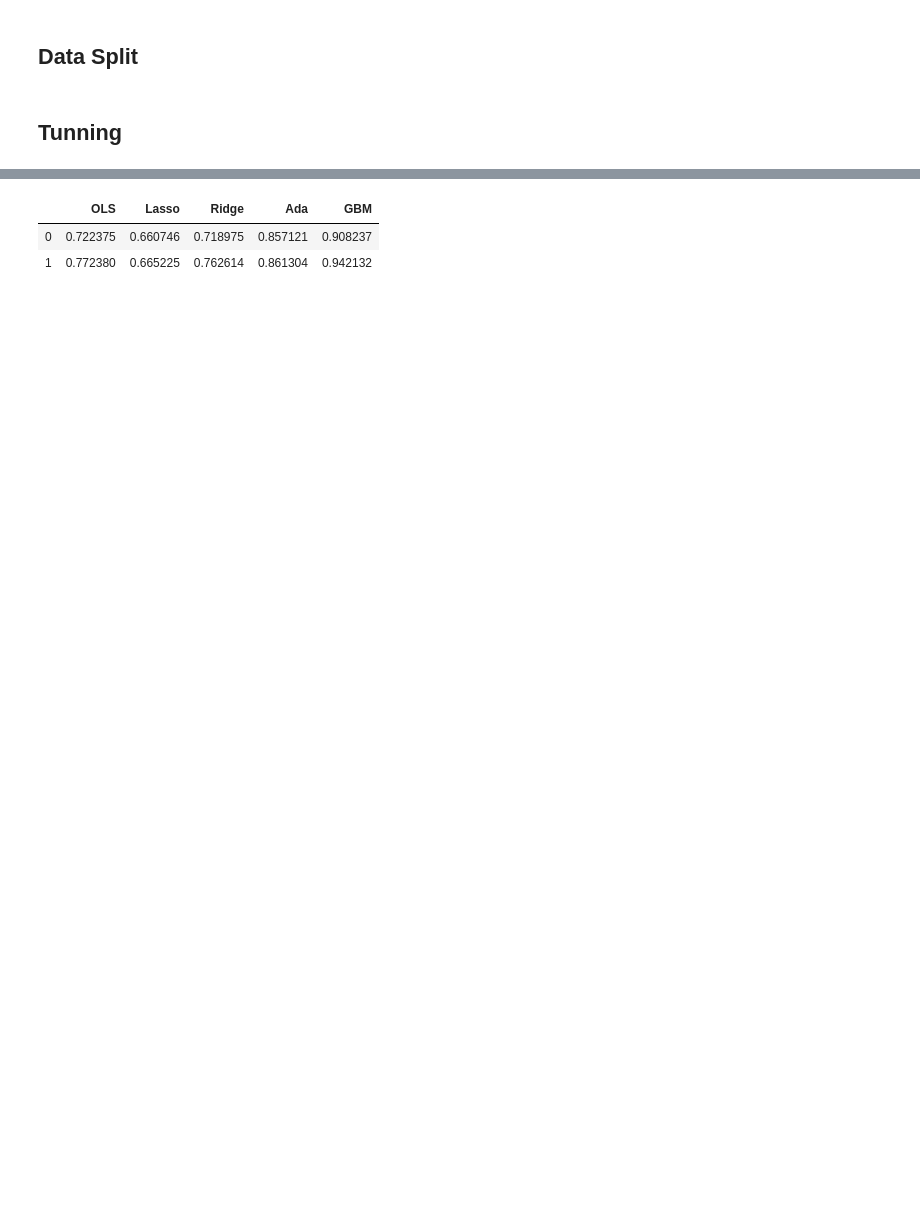
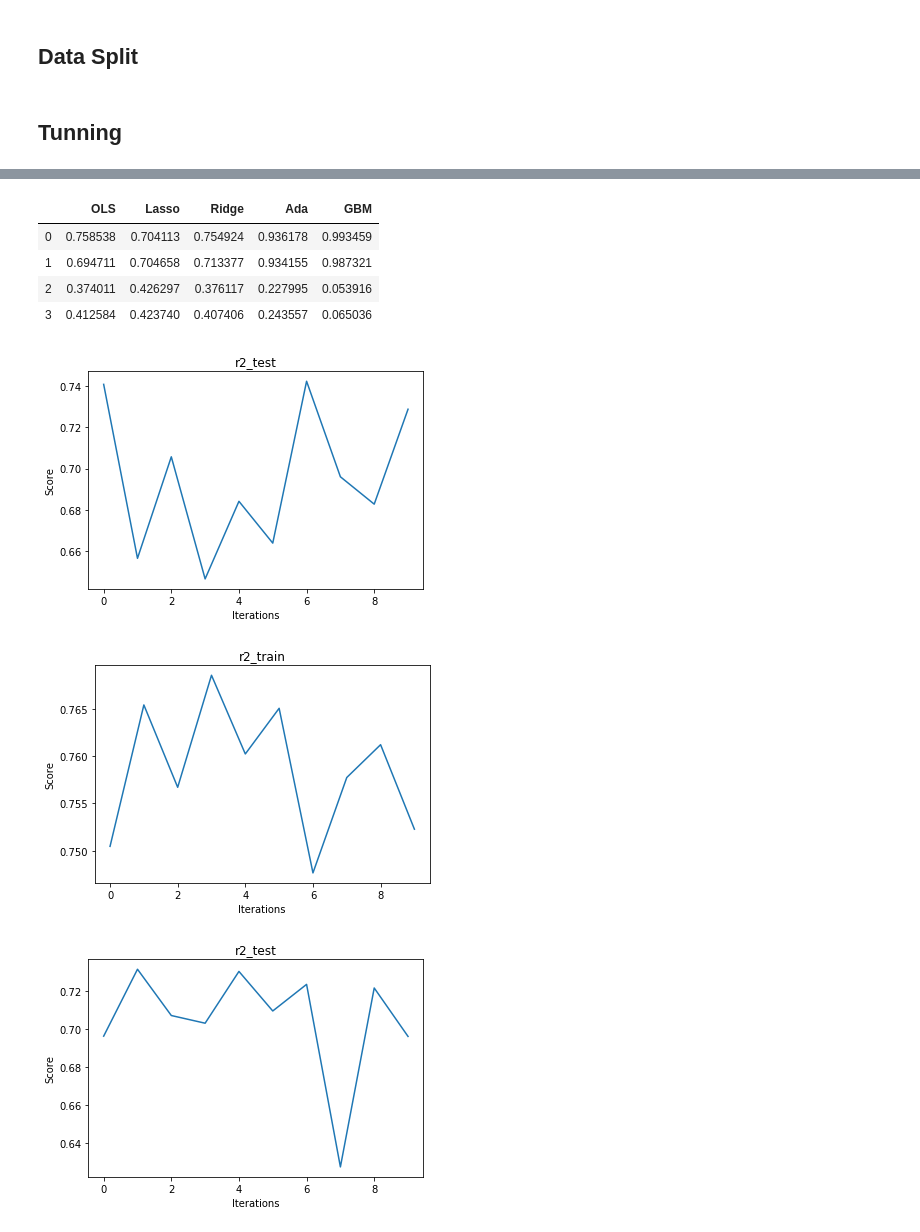
Before and after one commit to Shrikantsamarth/optimization-of-warehouses-by-implementation-of-machine-learning-methodologies, a Jupyter notebook: Thessis/Blowout Prediction (Model only).ipynb, the cells around one changed output, grey strips where cells are left out. Drawn from its saved outputs; the diff is of its cells as text; code cells hidden in the pictures; blank space fills up the shorter version.

Commit message:
MAE score calculated and plotted on graph

```diff
--- a/Thessis/Blowout Prediction (Model only).ipynb
+++ b/Thessis/Blowout Prediction (Model only).ipynb
@@ -51,26 +62,55 @@ from sklearn.model_selection import GridSearchCV, train_test_split
 from sklearn.ensemble import AdaBoostRegressor
 from sklearn.svm import LinearSVR
 from sklearn.ensemble import GradientBoostingRegressor
+# %%
+X_train, X_test, y_train, y_test = train_test_split(X, Y, test_size= 0.2)
 # %%
+#Regression
+#‘explained_variance’	metrics.explained_variance_score
+#‘max_error’	metrics.max_error
+#‘neg_mean_absolute_error’	metrics.mean_absolute_error
+#‘neg_mean_squared_error’	metrics.mean_squared_error
+#‘neg_mean_squared_log_error’	metrics.mean_squared_log_error
+#‘neg_median_absolute_error’	metrics.median_absolute_error
+#‘r2’	metrics.r2_score
+
+from matplotlib import pyplot as plt
+%matplotlib inline
+
 def test(models, X, Y, iterations = 10):
     results = {}
     for i in models:
         print("\nRunning ", i)
         r2_train = []
         r2_test = []
+        mae_train = []
+        mae_test = []
         for j in range(iterations):
             print(j, end='')
-            X_train, X_test, y_train, y_test = train_test_split(X,
-                                                                Y,
-                                                                test_size= 0.2)
             r2_test.append(metrics.r2_score(y_test,
                                             models[i].fit(X_train,
                                                          y_train).predict(X_test)))
             r2_train.append(metrics.r2_score(y_train,
                                              models[i].fit(X_train,
                                                           y_train).predict(X_train)))
-        results[i] = [np.mean(r2_train), np.mean(r2_test)]
-    return pd.DataFrame(results)
+            mae_test.append(metrics.mean_absolute_error(y_test,
+                                            models[i].fit(X_train,
+                                                         y_train).predict(X_test)))
+            mae_train.append(metrics.mean_absolute_error(y_train,
+                                             models[i].fit(X_train,
+                                                          y_train).predict(X_train)))
+        plt.figure()
+        plt.plot(r2_test, label='r2_test')
+        plt.xlabel('Iterations')
+        plt.ylabel('Score')
+        plt.title("r2_test")
+        plt.figure()
+        plt.plot(r2_train, label='r2_train')
+        plt.xlabel('Iterations')
+        plt.ylabel('Score')
+        plt.title("r2_train")
+        results[i] = [np.mean(r2_train), np.mean(r2_test), np.mean(mae_train), np.mean(mae_test)]
+    return pd.DataFrame(results), models
 # %%
 models = {'OLS': linear_model.LinearRegression(),
          'Lasso': linear_model.Lasso(),
@@ -78,7 +118,8 @@ models = {'OLS': linear_model.LinearRegression(),
          'Ada': AdaBoostRegressor(),
          'GBM': GradientBoostingRegressor()}
 # %%
-%time test(models, X, Y)
+%time result, models = test(models, X, Y)
+result
 # %% [output]
 Running  OLS
 0123456789
@@ -93,3 +134,8 @@ Running  GBM
 |  | OLS | Lasso | Ridge | Ada | GBM |
-| 0 | 0.722375 | 0.660746 | 0.718975 | 0.857121 | 0.908237 |
-| 1 | 0.772380 | 0.665225 | 0.762614 | 0.861304 | 0.942132 |
+| 0 | 0.758538 | 0.704113 | 0.754924 | 0.936178 | 0.993459 |
+| 1 | 0.694711 | 0.704658 | 0.713377 | 0.934155 | 0.987321 |
+| 2 | 0.374011 | 0.426297 | 0.376117 | 0.227995 | 0.053916 |
+| 3 | 0.412584 | 0.423740 | 0.407406 | 0.243557 | 0.065036 |
+[figure, added]
+[figure, added]
+[figure, added]
```
Also changed, not shown: parts of 12 cells of this notebook.
